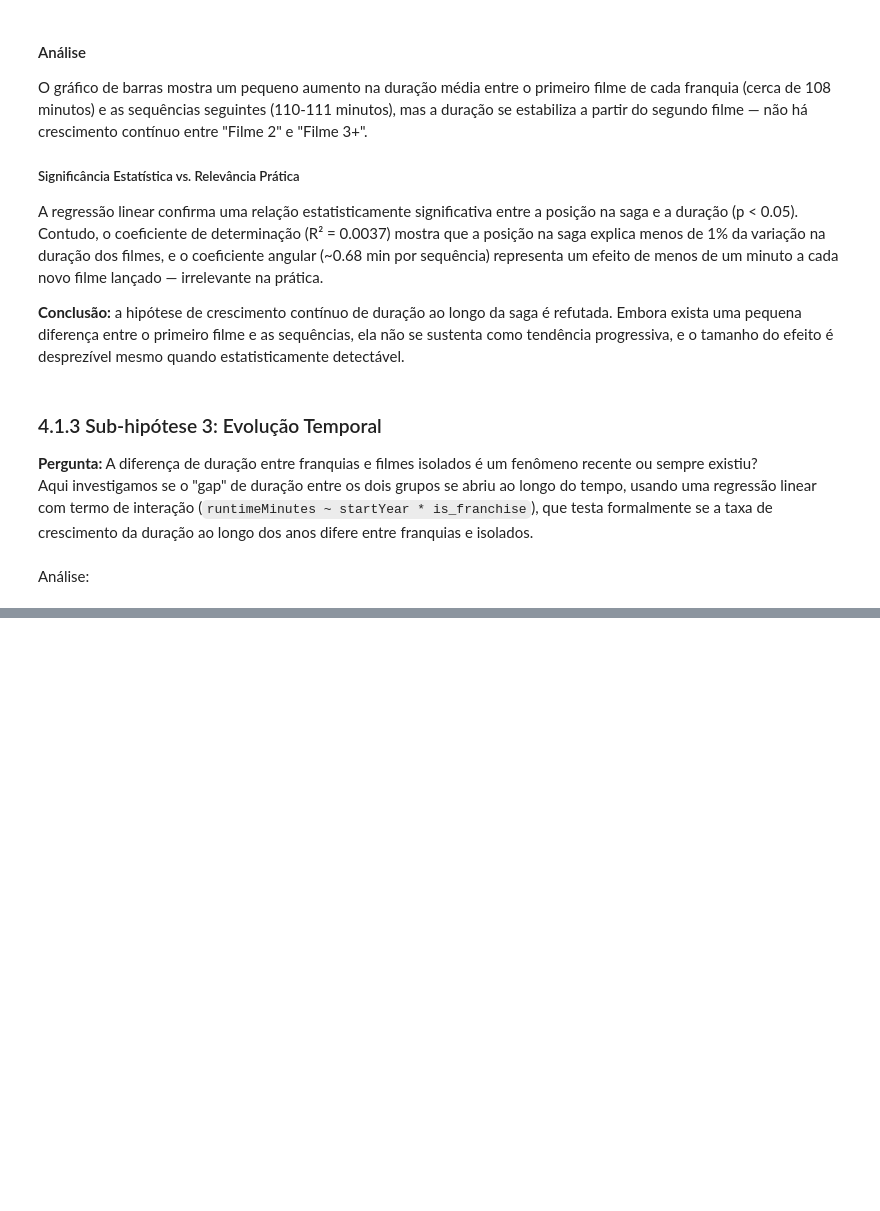
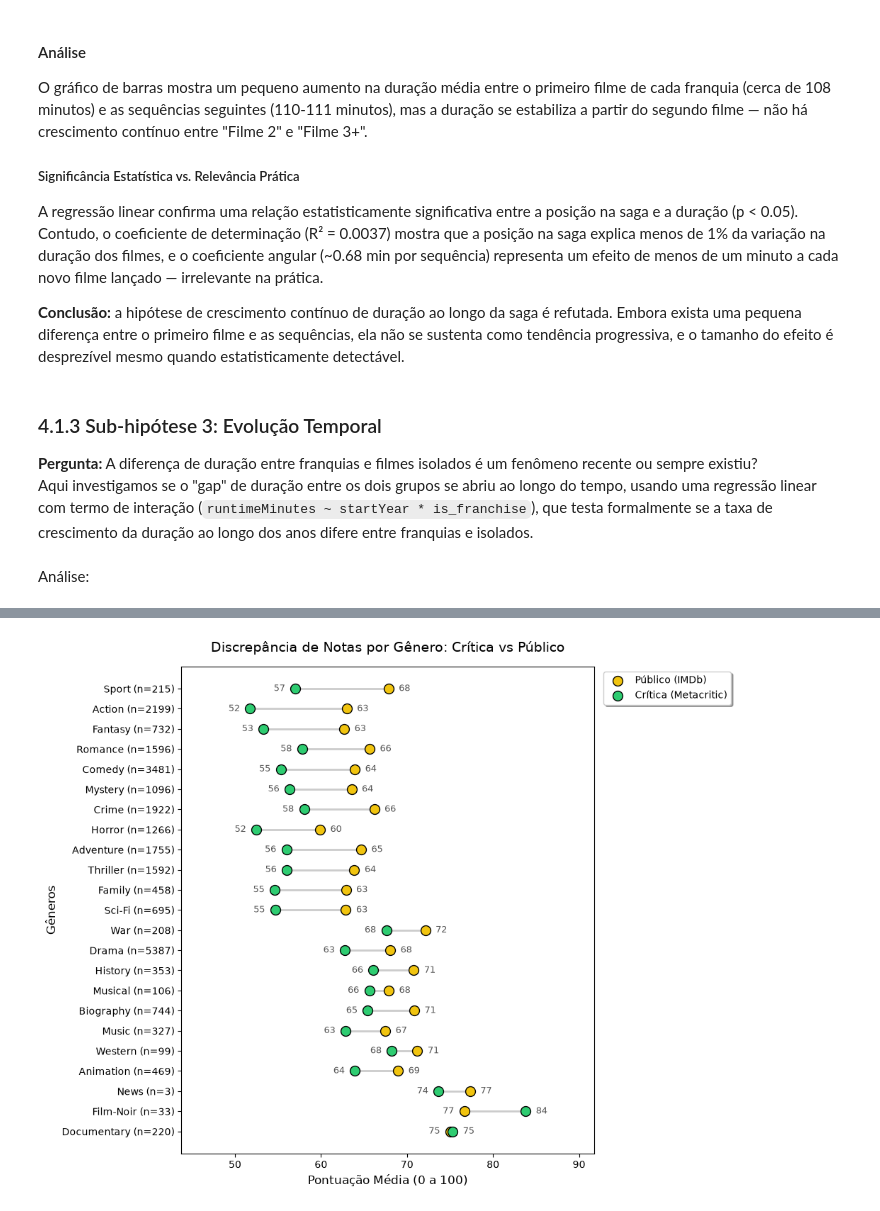
Before and after one commit to KawanePedro/icd-projeto, a Jupyter notebook: notebooks/presentation.ipynb, the cells around one changed output, grey strips where cells are left out. Drawn from its saved outputs; the diff is of its cells as text; code cells hidden in the pictures; blank space fills up the shorter version.

```diff
--- a/notebooks/presentation.ipynb
+++ b/notebooks/presentation.ipynb
@@ -684,0 +697,66 @@ Análise:
+# %%
+import pandas as pd
+import matplotlib.pyplot as plt
+
+df = pd.read_csv('../data/df_omdb.csv')
+
+# filtrar apenas filmes que possuem nota da crítica (ignorar nulos e -1)
+df_validos = df[(df['metascore_critica'].notna()) & (df['metascore_critica'] > 0)].copy()
+
+# nivelar a escala do IMDb (0 a 10) para a escala do Metacritic (0 a 100)
+df_validos['imdb_norm'] = df_validos['averageRating'] * 10
+
+# calcular a divergência:
+df_validos['divergencia_direcional'] = df_validos['metascore_critica'] - df_validos['imdb_norm']
+df_validos['divergencia_absoluta'] = df_validos['divergencia_direcional'].abs()
+
+# cada filme é classificado de 1 a 3 gêneros. Mas para a análise, separamos os gêneros individualmente
+df_validos['genero_lista'] = df_validos['genres'].astype(str).str.split(',')
+df_exploded = df_validos.explode('genero_lista')
+df_exploded = df_exploded[df_exploded['genero_lista'] != '\\N']
+
+generos = df_exploded.groupby('genero_lista').agg({
+    'imdb_norm': 'mean',
+    'metascore_critica': 'mean',
+    'divergencia_direcional': 'mean',
+    'divergencia_absoluta': 'mean',
+    'tconst': 'count'
+}).reset_index()
+
+generos = generos.rename(columns={'tconst': 'n_filmes'})
+generos['genero'] = generos['genero_lista'] + ' (n=' + generos['n_filmes'].astype(str) + ')'
+
+# gráfico
+genero_div_abs = generos.sort_values('divergencia_absoluta', ascending=True)
+
+fig, ax = plt.subplots(figsize=(10, 8))
+
+ax.hlines(y=genero_div_abs['genero'],
+          xmin=genero_div_abs['imdb_norm'],
+          xmax=genero_div_abs['metascore_critica'],
+          color='grey', alpha=0.4, linewidth=2, zorder=1)
+
+ax.scatter(genero_div_abs['imdb_norm'], genero_div_abs['genero'],
+           color='#f1c40f', s=100, label='Público (IMDb)', zorder=2, edgecolors='black')
+ax.scatter(genero_div_abs['metascore_critica'], genero_div_abs['genero'],
+           color='#2ecc71', s=100, label='Crítica (Metacritic)', zorder=2, edgecolors='black')
+
+for _, row in genero_div_abs.iterrows():
+    esquerda = min(row['imdb_norm'], row['metascore_critica'])
+    direita = max(row['imdb_norm'], row['metascore_critica'])
+    ax.text(esquerda - 1.2, row['genero'], f"{esquerda:.0f}", va='center', ha='right', fontsize=9, color='#555555')
+    ax.text(direita + 1.2, row['genero'], f"{direita:.0f}", va='center', ha='left', fontsize=9, color='#555555')
+
+ax.set_title('Discrepância de Notas por Gênero: Crítica vs Público', fontsize=14, pad=15)
+ax.set_xlabel('Pontuação Média (0 a 100)', fontsize=12)
+ax.set_ylabel('Gêneros', fontsize=12)
+
+ax.set_xlim(genero_div_abs[['imdb_norm', 'metascore_critica']].min().min() - 8,
+            genero_div_abs[['imdb_norm', 'metascore_critica']].max().max() + 8)
+
+ax.legend(loc='upper left', bbox_to_anchor=(1.01, 1), frameon=True, shadow=True)
+
+plt.tight_layout()
+plt.show()
+# %% [output]
+[figure, added]
```
Also changed, not shown: parts of 3 cells of this notebook, 1 other file.
